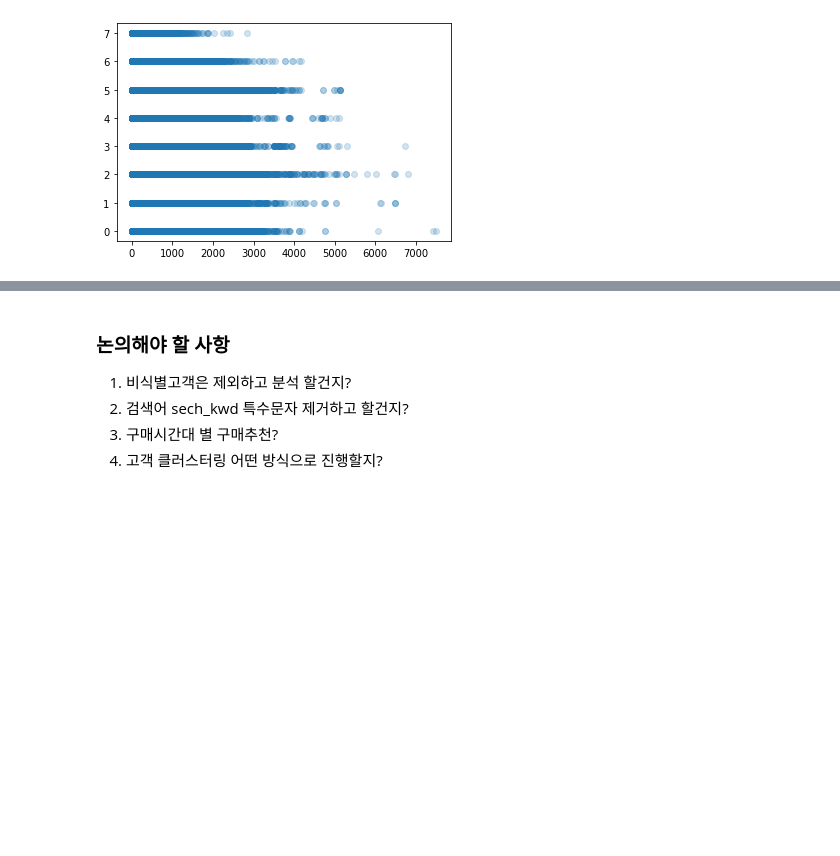
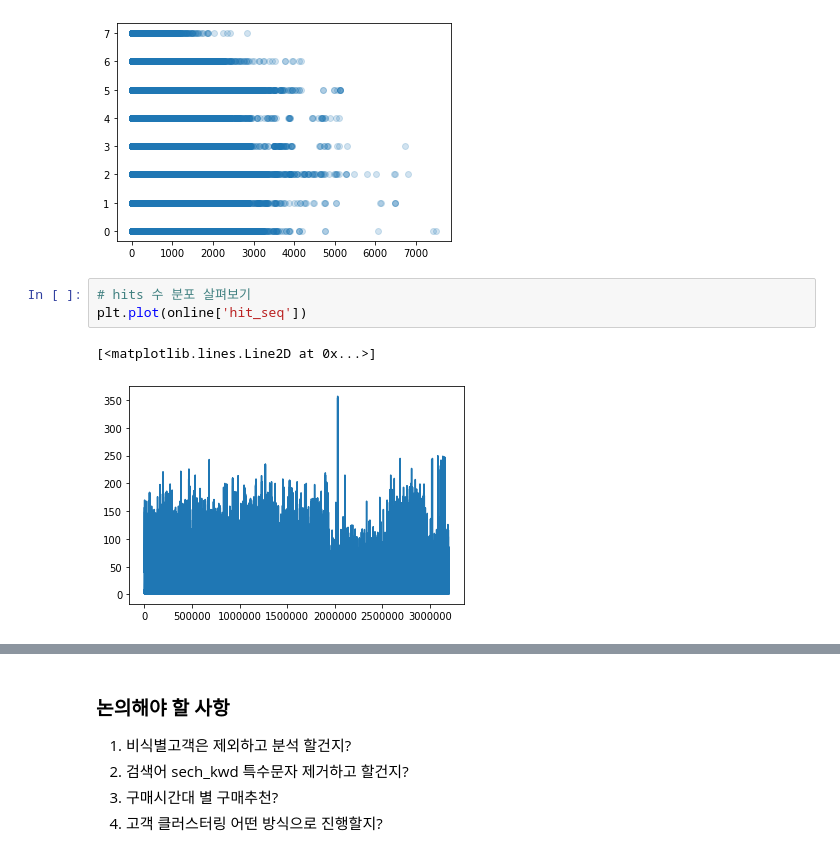
Before and after one commit to almondh/TIL, a Jupyter notebook: Lpoint/EDA.ipynb, the cells around one changed output, grey strips where cells are left out. Cells and saved outputs as stored; diff of their text form; blank space fills up the shorter version.

```diff
--- a/Lpoint/EDA.ipynb
+++ b/Lpoint/EDA.ipynb
@@ -201,3 +212,9 @@ plt.plot('hit_pss_hour', 'action_type', data=online,
 plt.show()
 # %% [output]
 [figure]
+# %%
+# hits 수 분포 살펴보기
+plt.plot(online['hit_seq'])
+# %% [output]
+[<matplotlib.lines.Line2D at 0x...>]
+[figure, added]
```
Also changed, not shown: parts of 29 cells of this notebook.
